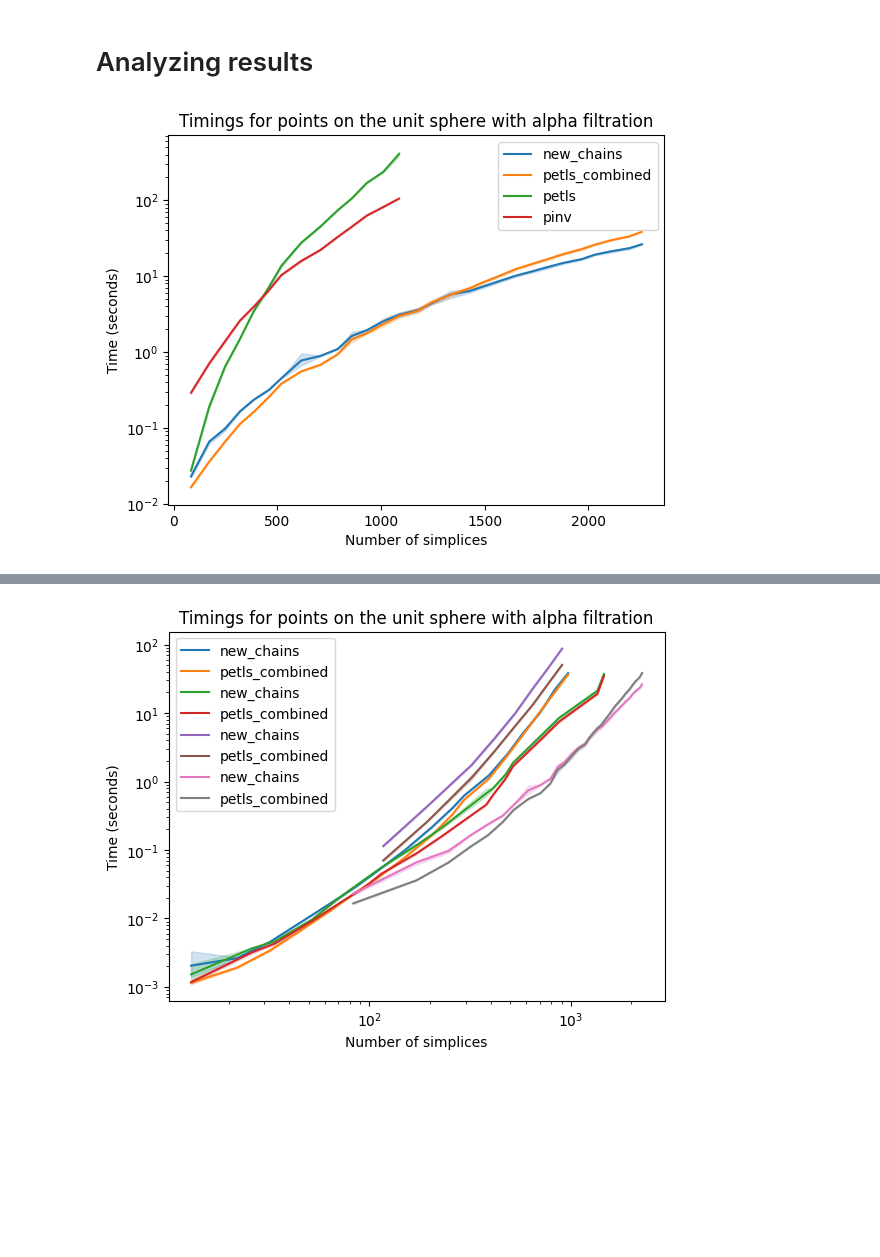
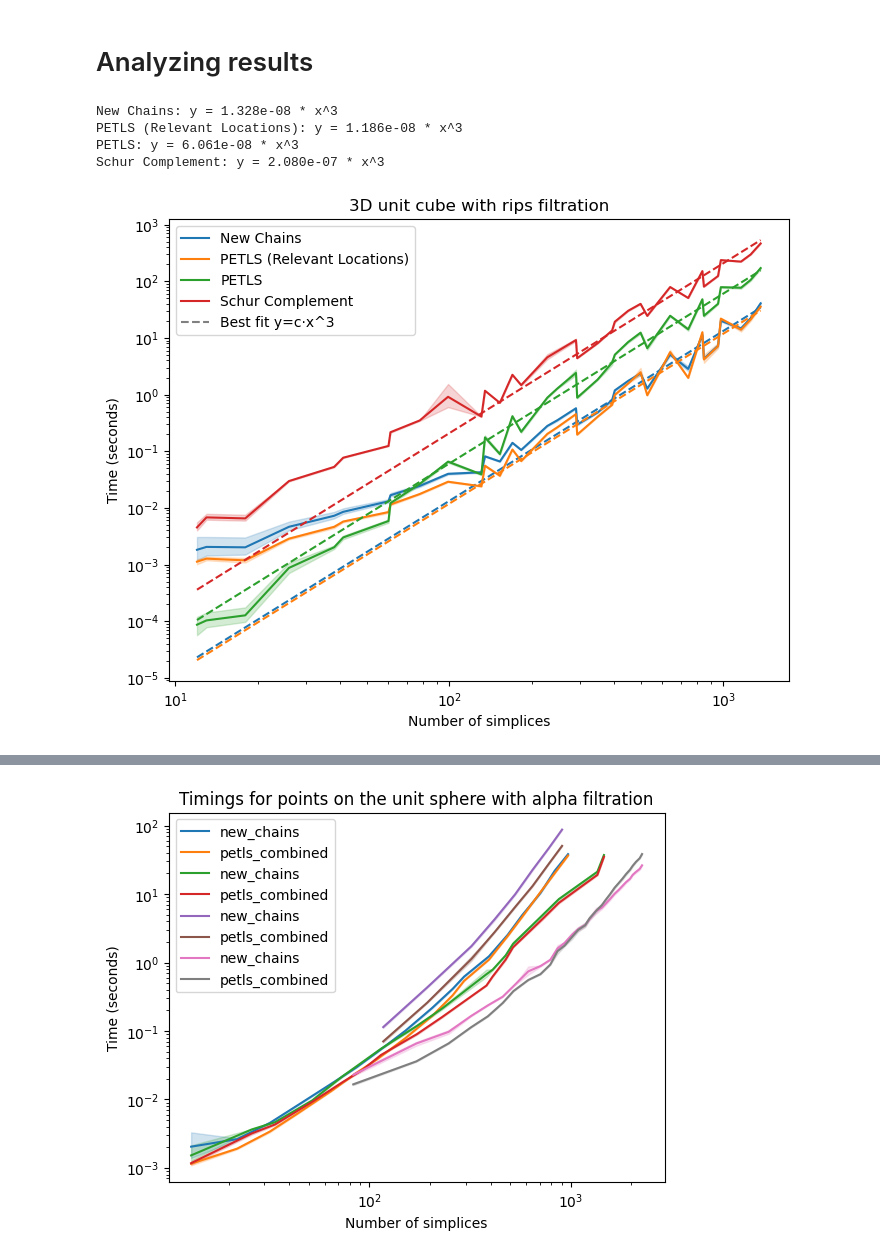
Before and after one commit to siroj99/NewPersistentChains, a Jupyter notebook: test_cases.ipynb, the cells around one changed output, grey strips where cells are left out. Drawn from its saved outputs; the diff is of its cells as text; code cells hidden in the pictures; blank space fills up the shorter version.

```diff
--- a/test_cases.ipynb
+++ b/test_cases.ipynb
@@ -104,11 +178,13 @@ def plot_timings(filtration, point_set, seed=0, methods=["new_chains", "petls",
 # %%
 methods = ["new_chains", "petls_combined", "petls", "pinv"]
-filtration = "alpha"
-max_t = 0.3
-point_set = "sphere3D_0"
+point_set = ["unif3D"]
 
 x_plot = "n_simplices" # or "n_points"
 
-plot_timings(filtration, point_set, methods, max_t, x_plot)
+plot_timings(point_set, seeds=[0, 1], methods=methods, x_plot=x_plot, log_scale_y=True, log_scale_x=True, plot_y_power=(True, 3), fit_log=True)
 # %% [output]
+New Chains: y = 1.328e-08 * x^3
+PETLS (Relevant Locations): y = 1.186e-08 * x^3
+PETLS: y = 6.061e-08 * x^3
+Schur Complement: y = 2.080e-07 * x^3
-[figure, old version]
+[figure, new version]
```
Also changed, not shown: parts of 3 cells of this notebook, 4 other files.
